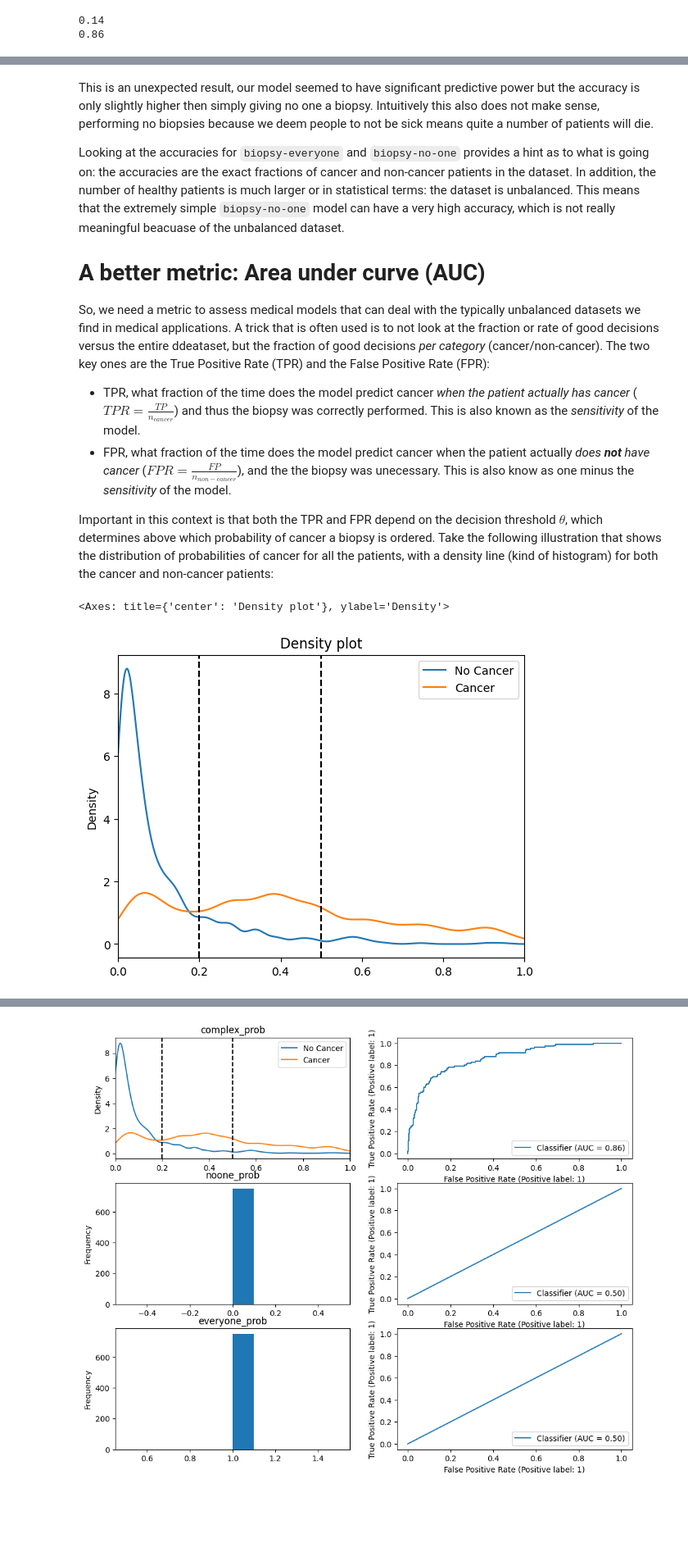
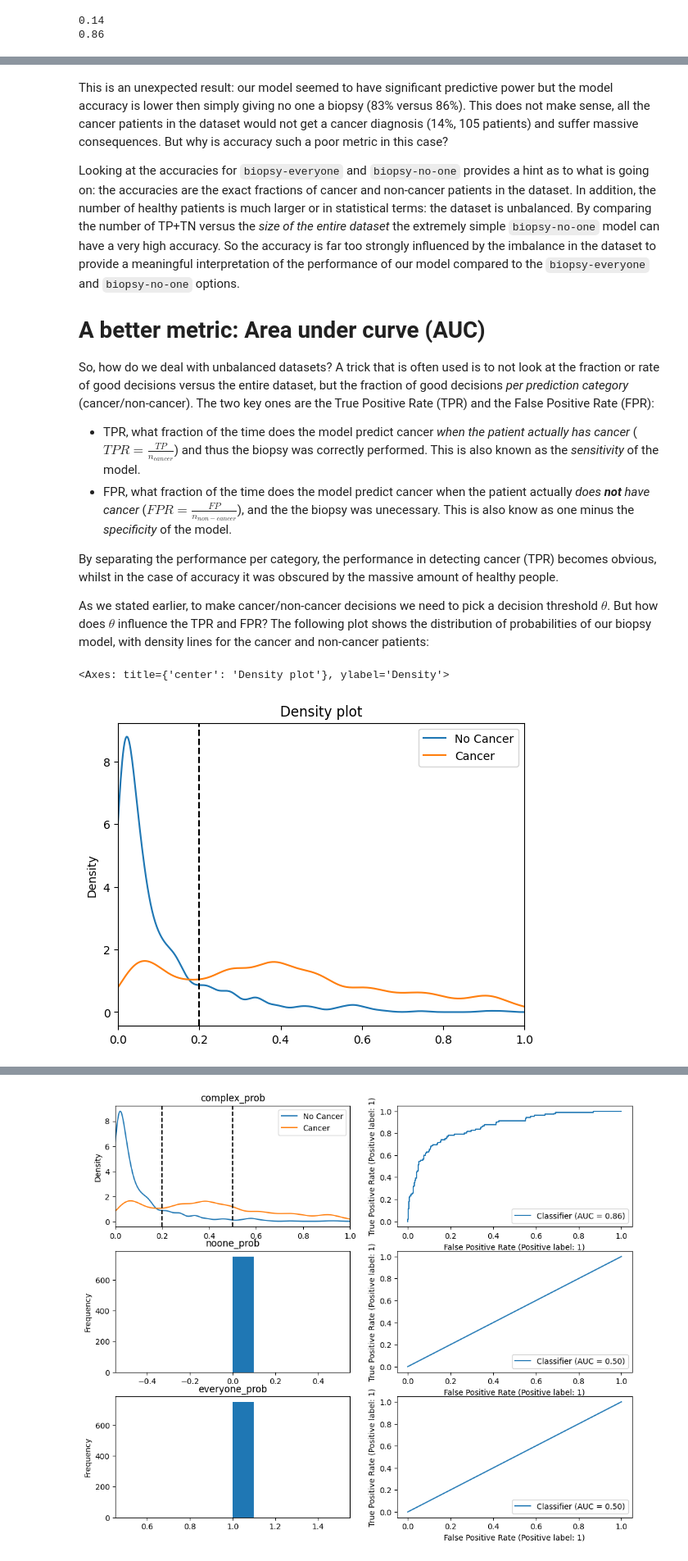
Before and after one commit to ictinnovaties-zorg/dca_blogpost, a Jupyter notebook: dca_blogpost.ipynb, the cells around one changed output, grey strips where cells are left out. Shown: that part at 82% size. Saved outputs shown, nothing was run; the diff lists cells and outputs as text; code cells hidden in the pictures; blank space fills up the shorter version.

```diff
--- a/dca_blogpost.ipynb
+++ b/dca_blogpost.ipynb
@@ -20,13 +18,12 @@ First we introduce the model. It uses the age of the patient (`age`), a genetic
 # %%
 import pandas as pd
 import statsmodels.api as sm
-from sklearn.model_selection import train_test_split
 from helper_functions import *
 
 df_cancer_dx = pd.read_csv('https://raw.githubusercontent.com/ddsjoberg/dca-tutorial/main/data/df_cancer_dx.csv')
 
-complex_model = sm.GLM.from_formula('cancer ~ age + marker + famhistory', data=df_cancer_dx, family=sm.families.Binomial()).fit()
-print(complex_model.summary())
+biopsy_model = sm.GLM.from_formula('cancer ~ age + marker + famhistory', data=df_cancer_dx, family=sm.families.Binomial()).fit()
+print(biopsy_model.summary())
 # %% [output]
                  Generalized Linear Model Regression Results
 ==============================================================================
@@ -128,24 +121,26 @@ print(accuracy_score(np.zeros(len(df_cancer_dx['cancer'])) >= thold, df_cancer_d
 # %% [markdown]
-This is an unexpected result, our model seemed to have significant predictive power but the accuracy is only slightly higher then simply giving no one a biopsy. Intuitively this also does not make sense, performing no biopsies because we deem people to not be sick means quite a number of patients will die.
+This is an unexpected result: our model seemed to have significant predictive power but the model accuracy is lower then simply giving no one a biopsy (83% versus 86%). This does not make sense, all the cancer patients in the dataset would not get a cancer diagnosis (14%, 105 patients) and suffer massive consequences. But why is accuracy such a poor metric in this case?
 
-Looking at the accuracies for `biopsy-everyone` and `biopsy-no-one` provides a hint as to what is going on: the accuracies are the exact fractions of cancer and non-cancer patients in the dataset. In addition, the number of healthy patients is much larger or in statistical terms: the dataset is unbalanced. This means that the extremely simple `biopsy-no-one` model can have a very high accuracy, which is not really meaningful beacuase of the unbalanced dataset.
+Looking at the accuracies for `biopsy-everyone` and `biopsy-no-one` provides a hint as to what is going on: the accuracies are the exact fractions of cancer and non-cancer patients in the dataset. In addition, the number of healthy patients is much larger or in statistical terms: the dataset is unbalanced. By comparing the number of TP+TN versus the *size of the entire dataset* the extremely simple `biopsy-no-one` model can have a very high accuracy. So the accuracy is far too strongly influenced by the imbalance in the dataset to provide a meaningful interpretation of the performance of our model compared to the `biopsy-everyone` and `biopsy-no-one` options.
 
 # A better metric: Area under curve (AUC)
-So, we need a metric to assess medical models that can deal with the typically unbalanced datasets we find in medical applications. A trick that is often used is to not look at the fraction or rate of good decisions versus the entire ddeataset, but the fraction of good decisions *per category* (cancer/non-cancer). The two key ones are the True Positive Rate (TPR) and the False Positive Rate (FPR):
+So, how do we deal with unbalanced datasets? A trick that is often used is to not look at the fraction or rate of good decisions versus the entire dataset, but the fraction of good decisions *per prediction category* (cancer/non-cancer). The two key ones are the True Positive Rate (TPR) and the False Positive Rate (FPR):
 
 - TPR, what fraction of the time does the model predict cancer *when the patient actually has cancer* ($TPR = \frac{TP}{n_{cancer}}$) and thus the biopsy was correctly performed. This is also known as the *sensitivity* of the model.
-- FPR, what fraction of the time does the model predict cancer when the patient actually *does **not** have cancer* ($FPR = \frac{FP}{n_{non-cancer}}$), and the the biopsy was unecessary. This is also know as one minus the *sensitivity* of the model.
+- FPR, what fraction of the time does the model predict cancer when the patient actually *does **not** have cancer* ($FPR = \frac{FP}{n_{non-cancer}}$), and the the biopsy was unecessary. This is also know as one minus the *specificity* of the model.
 
-Important in this context is that both the TPR and FPR depend on the decision threshold $\theta$, which determines above which probability of cancer a biopsy is ordered. Take the following illustration that shows the distribution of probabilities of cancer for all the patients, with a density line (kind of histogram) for both the cancer and non-cancer patients:
+By separating the performance per category, the performance in detecting cancer (TPR) becomes obvious, whilst in the case of accuracy it was obscured by the massive amount of healthy people.
+
+As we stated earlier, to make cancer/non-cancer decisions we need to pick a decision threshold $\theta$. But how does $\theta$ influence the TPR and FPR? The following plot shows the distribution of probabilities of our biopsy model, with density lines for the cancer and non-cancer patients:
 # %%
-df_cancer_dx['complex_prob'] = complex_model.predict(df_cancer_dx)
+df_cancer_dx['biopsy_prob'] = biopsy_model.predict(df_cancer_dx)
 df_cancer_dx['noone_prob'] = np.zeros(len(df_cancer_dx['cancer']))
 df_cancer_dx['everyone_prob'] = np.ones(len(df_cancer_dx['cancer']))
 
-prob_density_plot(df_cancer_dx, y='complex_prob', by='cancer')
+prob_density_plot(df_cancer_dx, y='biopsy_prob', by='cancer', vline=[0.2])
 # %% [output]
 <Axes: title={'center': 'Density plot'}, ylabel='Density'>
-[figure, old version]
+[figure, new version]
 # %% [markdown]
 Important to note here:
 
```
Also changed, not shown: parts of 16 cells of this notebook.
